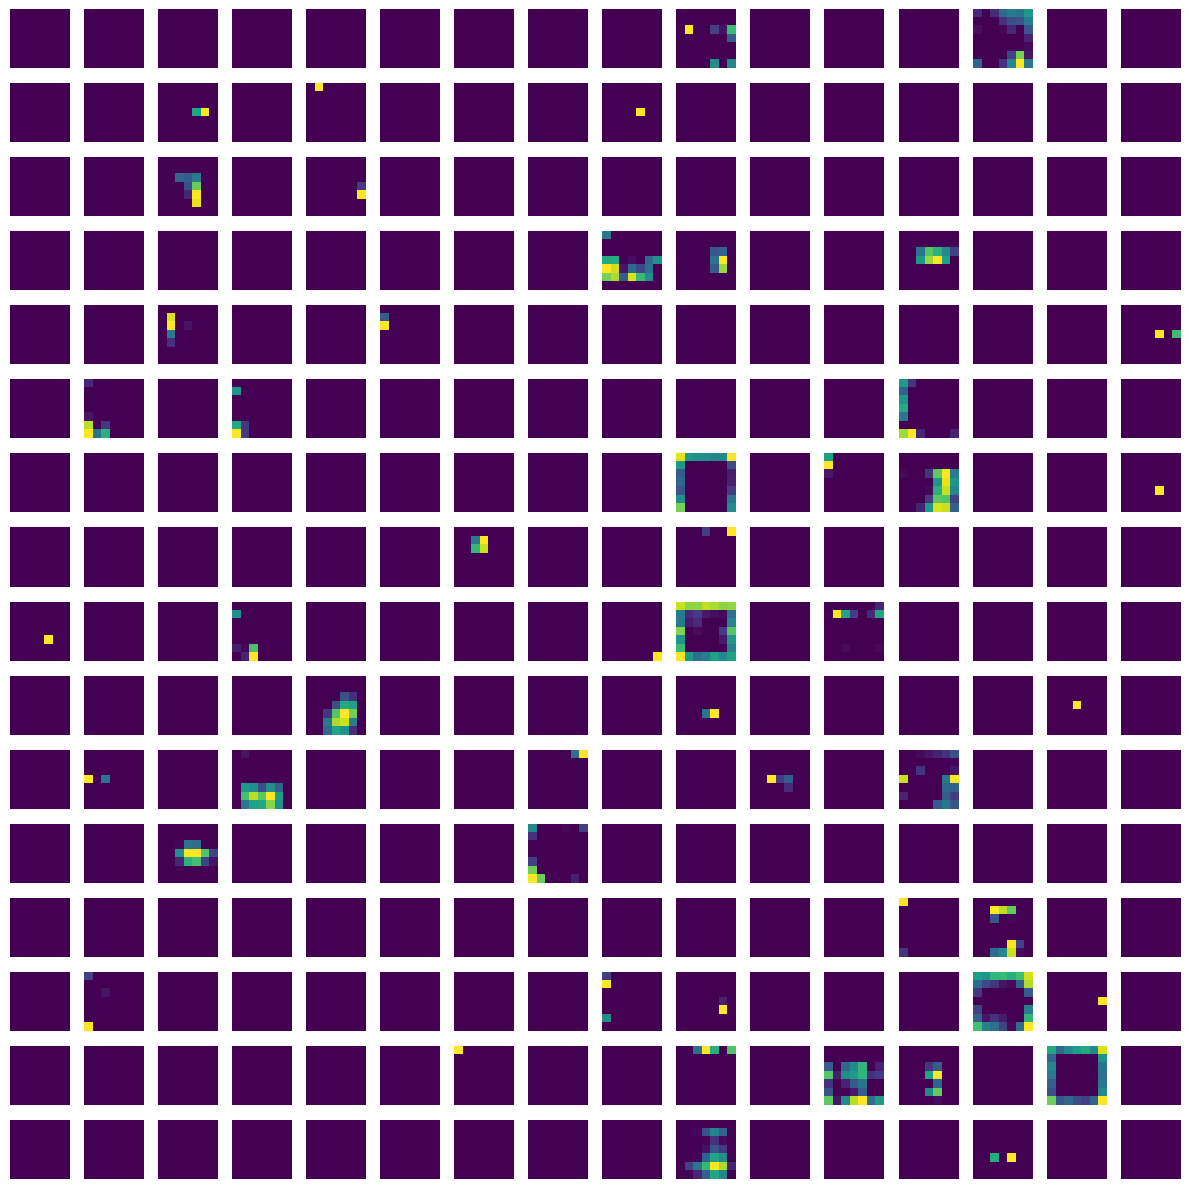
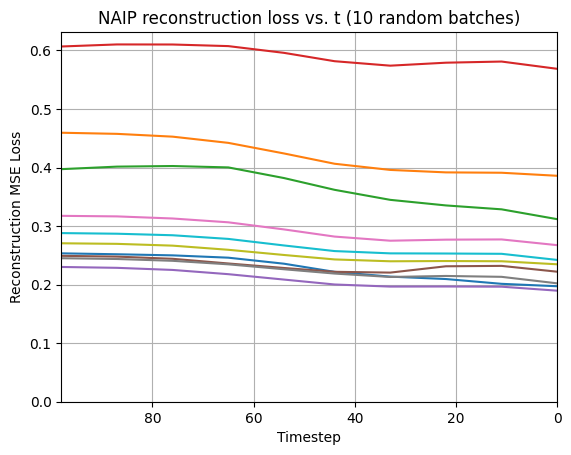
Unified diff of the notebook cell whose output changed from the first chart to the second:
--- before
+++ after
@@ -13,18 +13,23 @@
 
     # plot latent gt vs pred latent spaces
-    if (n == 0):
-        batch_item = 0
-        naip_x0_hat = naip_pred_x0s[:, -1]
-        plot_latent_space(naip_x1[batch_item])
-        plot_latent_space(naip_x0[batch_item])
-        plot_latent_space(naip_x0_hat[batch_item])
-        print(f"reconstruction loss is {F.mse_loss(naip_x0_hat, naip_x0)}")
-        naip_x1_stats = torch.std_mean(naip_x1[batch_item])
-        naip_x0_stats = torch.std_mean(naip_x0[batch_item])
-        naip_x0_hat_stats = torch.std_mean(naip_x0_hat[batch_item])
-        print(f"naip_x1 stats: mean={naip_x1_stats[1]} std={naip_x1_stats[0]}")
-        print(f"naip_x0 stats: mean={naip_x0_stats[1]} std={naip_x0_stats[0]}")
-        print(f"naip_x0_hat stats: mean={naip_x0_hat_stats[1]} std={naip_x0_hat_stats[0]}")
-        break
+    # if (n == 0):
+    #     batch_item = 0
+    #     naip_x0_hat = naip_pred_x0s[:, -1]
+    #     plot_latent_space(naip_x1[batch_item])
+    #     plot_latent_space(naip_x0[batch_item])
+    #     plot_latent_space(naip_x0_hat[batch_item])
+    #     plot_one_latent_distribution(naip_x1[batch_item].cpu())
+    #     plot_one_latent_distribution(naip_x0[batch_item].cpu())
+    #     plot_one_latent_distribution(naip_x0_hat[batch_item].cpu())
+
+
+    #     print(f"reconstruction loss is {F.mse_loss(naip_x0_hat, naip_x0)}")
+    #     naip_x1_stats = torch.std_mean(naip_x1[batch_item])
+    #     naip_x0_stats = torch.std_mean(naip_x0[batch_item])
+    #     naip_x0_hat_stats = torch.std_mean(naip_x0_hat[batch_item])
+    #     print(f"naip_x1 stats: mean={naip_x1_stats[1]} std={naip_x1_stats[0]} min={naip_x1.min()} max={naip_x1.max()}")
+    #     print(f"naip_x0 stats: mean={naip_x0_stats[1]} std={naip_x0_stats[0]} min={naip_x0.min()} max={naip_x0.max()}")
+    #     print(f"naip_x0_hat stats: mean={naip_x0_hat_stats[1]} std={naip_x0_hat_stats[0]} min={naip_x0_hat.min()} max={naip_x0_hat.max()}")
+    #     break
 
     B, numSteps, C, H, W = naip_pred_x0s.shape
@@ -42,13 +47,13 @@
     naip_reconstruction_loss_arr.append(naip_loss_per_step)
 
-# plt.figure()
-# plt.gca().invert_xaxis()
-# for n in range(num_batches):
-#     plt.plot(LOG_STEPS, naip_reconstruction_loss_arr[n])
-# plt.xlabel("Timestep")
-# plt.ylabel("Reconstruction MSE Loss")
-# plt.xlim(LOG_STEPS[-1], LOG_STEPS[0])
-# plt.ylim(0)
-# plt.title(f"NAIP reconstruction loss vs. t ({num_batches} random batches)")
-# plt.grid(True)
-# plt.show()
+plt.figure()
+plt.gca().invert_xaxis()
+for n in range(num_batches):
+    plt.plot(LOG_STEPS, naip_reconstruction_loss_arr[n])
+plt.xlabel("Timestep")
+plt.ylabel("Reconstruction MSE Loss")
+plt.xlim(LOG_STEPS[-1], LOG_STEPS[0])
+plt.ylim(0)
+plt.title(f"NAIP reconstruction loss vs. t ({num_batches} random batches)")
+plt.grid(True)
+plt.show()

Commit: modified base files + i2i files